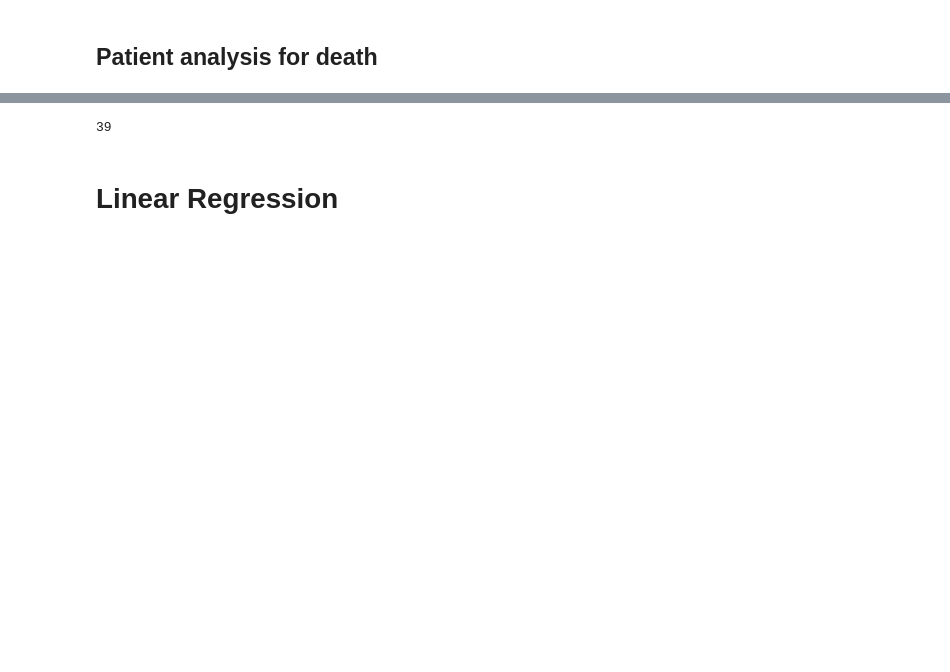
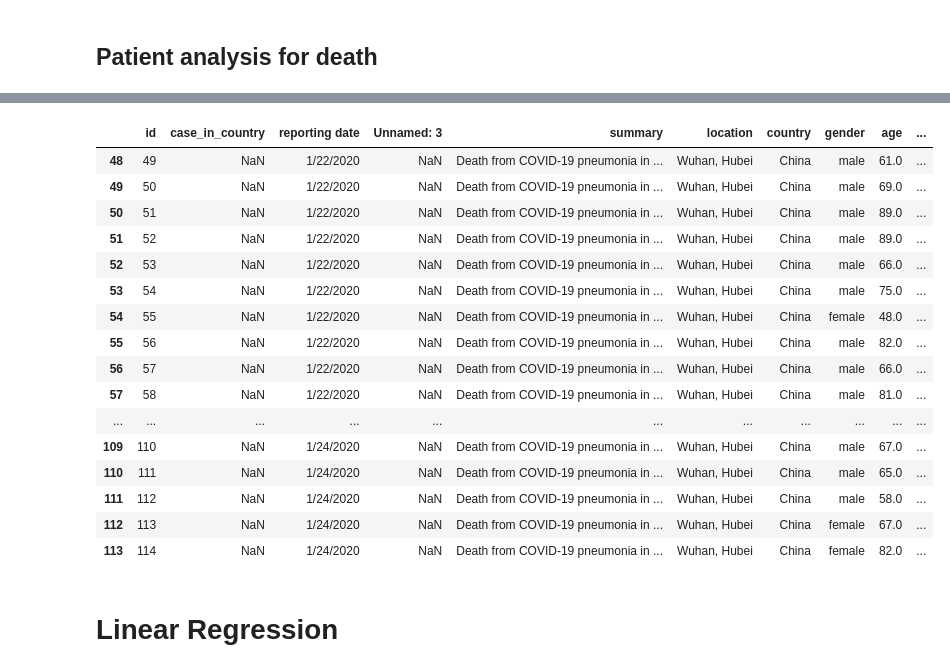
Before and after one commit to AmineDiro/Prediction-COVID19-France-, a Jupyter notebook: EDA france.ipynb, the cells around one changed output, grey strips where cells are left out. Drawn from its saved outputs; the diff is of its cells as text; code cells hidden in the pictures; blank space fills up the shorter version.

```diff
--- a/EDA france.ipynb
+++ b/EDA france.ipynb
@@ -100,7 +113,23 @@ sns.violinplot(
 # %%
-len(patient_list[patient_list["is_dead"] == 1])
+patient_list[patient_list["is_dead"] == 1]
 # %% [output]
-39
+|  | id | case_in_country | reporting date | Unnamed: 3 | summary | location | country | gender | age | ... |
+| 48 | 49 | NaN | 1/22/2020 | NaN | Death from COVID-19 pneumonia in ... | Wuhan, Hubei | China | male | 61.0 | ... |
+| 49 | 50 | NaN | 1/22/2020 | NaN | Death from COVID-19 pneumonia in ... | Wuhan, Hubei | China | male | 69.0 | ... |
+| 50 | 51 | NaN | 1/22/2020 | NaN | Death from COVID-19 pneumonia in ... | Wuhan, Hubei | China | male | 89.0 | ... |
+| 51 | 52 | NaN | 1/22/2020 | NaN | Death from COVID-19 pneumonia in ... | Wuhan, Hubei | China | male | 89.0 | ... |
+| 52 | 53 | NaN | 1/22/2020 | NaN | Death from COVID-19 pneumonia in ... | Wuhan, Hubei | China | male | 66.0 | ... |
+| 53 | 54 | NaN | 1/22/2020 | NaN | Death from COVID-19 pneumonia in ... | Wuhan, Hubei | China | male | 75.0 | ... |
+| 54 | 55 | NaN | 1/22/2020 | NaN | Death from COVID-19 pneumonia in ... | Wuhan, Hubei | China | female | 48.0 | ... |
+| 55 | 56 | NaN | 1/22/2020 | NaN | Death from COVID-19 pneumonia in ... | Wuhan, Hubei | China | male | 82.0 | ... |
+| 56 | 57 | NaN | 1/22/2020 | NaN | Death from COVID-19 pneumonia in ... | Wuhan, Hubei | China | male | 66.0 | ... |
+| 57 | 58 | NaN | 1/22/2020 | NaN | Death from COVID-19 pneumonia in ... | Wuhan, Hubei | China | male | 81.0 | ... |
+| ... | ... | ... | ... | ... | ... | ... | ... | ... | ... | ... |
+| 109 | 110 | NaN | 1/24/2020 | NaN | Death from COVID-19 pneumonia in ... | Wuhan, Hubei | China | male | 67.0 | ... |
+| 110 | 111 | NaN | 1/24/2020 | NaN | Death from COVID-19 pneumonia in ... | Wuhan, Hubei | China | male | 65.0 | ... |
+| 111 | 112 | NaN | 1/24/2020 | NaN | Death from COVID-19 pneumonia in ... | Wuhan, Hubei | China | male | 58.0 | ... |
+| 112 | 113 | NaN | 1/24/2020 | NaN | Death from COVID-19 pneumonia in ... | Wuhan, Hubei | China | female | 67.0 | ... |
+| 113 | 114 | NaN | 1/24/2020 | NaN | Death from COVID-19 pneumonia in ... | Wuhan, Hubei | China | female | 82.0 | ... |
 # %% [markdown]
 # Linear Regression
 # %% [markdown]
```
Also changed, not shown: parts of 3 cells of this notebook, 4 other files.
